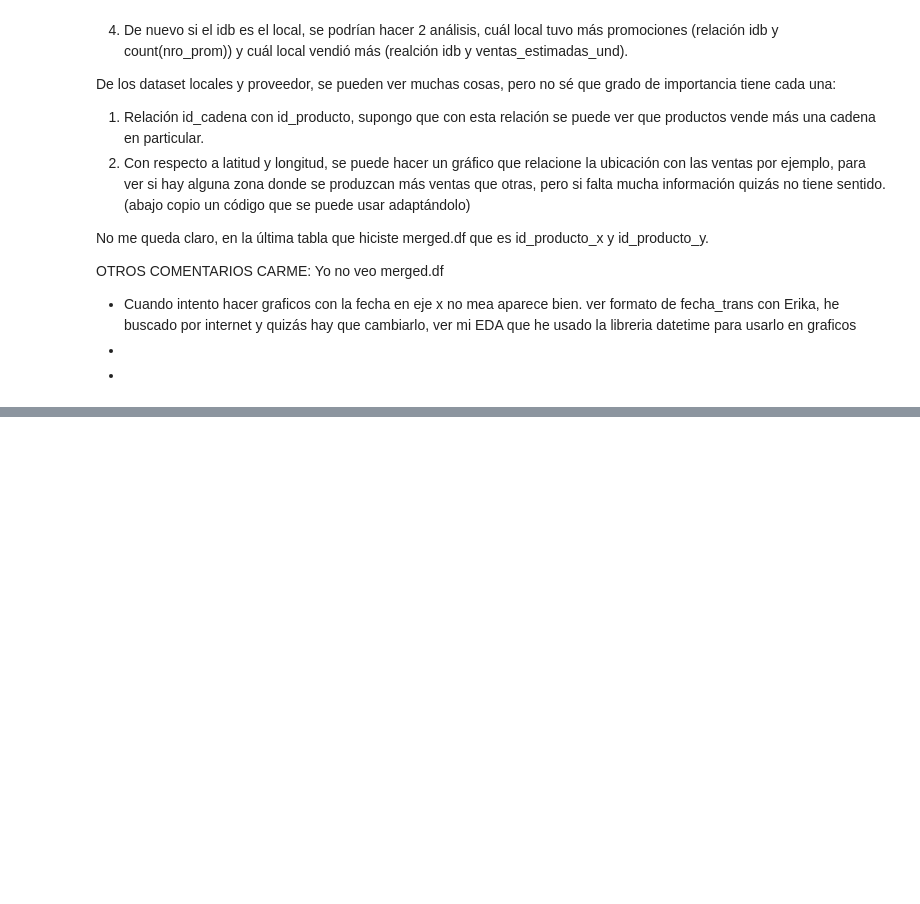
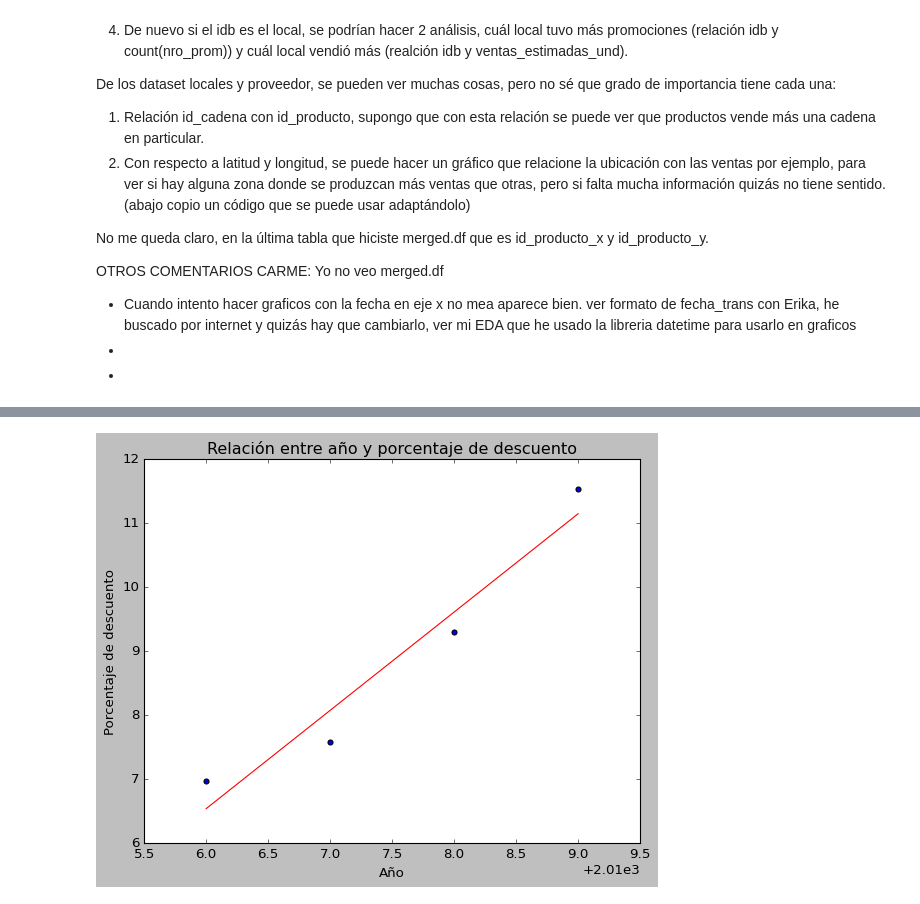
Before and after one commit to ErikaMelt/deodorants-project, a Jupyter notebook: eda/EDA_deodorants.ipynb, the cells around one changed output, grey strips where cells are left out. Cells and saved outputs as stored; diff of their text form; code cells hidden in the pictures; blank space fills up the shorter version.

```diff
--- a/eda/EDA_deodorants.ipynb
+++ b/eda/EDA_deodorants.ipynb
@@ -50,0 +160,3 @@ OTROS COMENTARIOS CARME: Yo no veo merged.df
+# %%
+año_descuento=df_promociones.groupby(['year'],as_index=False)['porcentaje_dcto'].mean()
+año_descuento
@@ -50,0 +169,17 @@ OTROS COMENTARIOS CARME: Yo no veo merged.df
+# %%
+plt.scatter(año_descuento['year'], año_descuento['porcentaje_dcto'])
+plt.xlabel('Año')
+plt.ylabel('Porcentaje de descuento')
+plt.title('Relación entre año y porcentaje de descuento')
+
+
+# Ajustar una línea de tendencia
+coef = np.polyfit(año_descuento['year'], año_descuento['porcentaje_dcto'], 1)
+line = np.poly1d(coef)
+plt.plot(df['year'], line(df['year']), color='red')
+
+
+
+plt.show()
+# %% [output]
+[figure, added]
```
Also changed, not shown: parts of 33 cells of this notebook.
